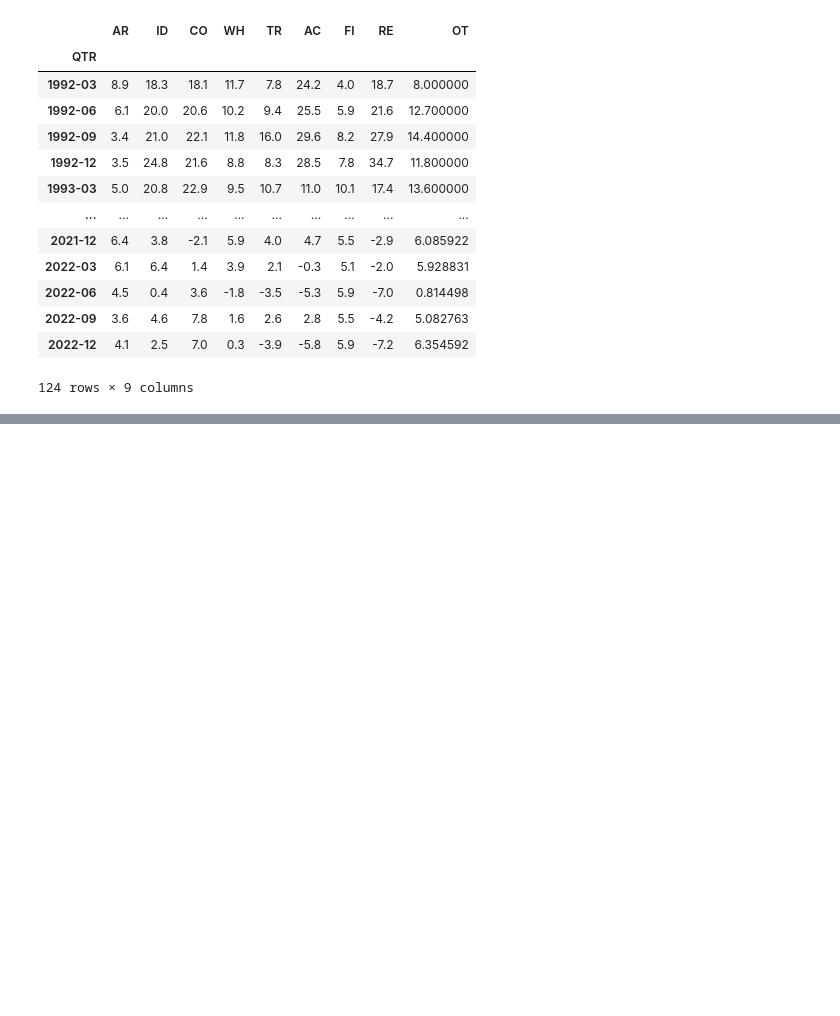
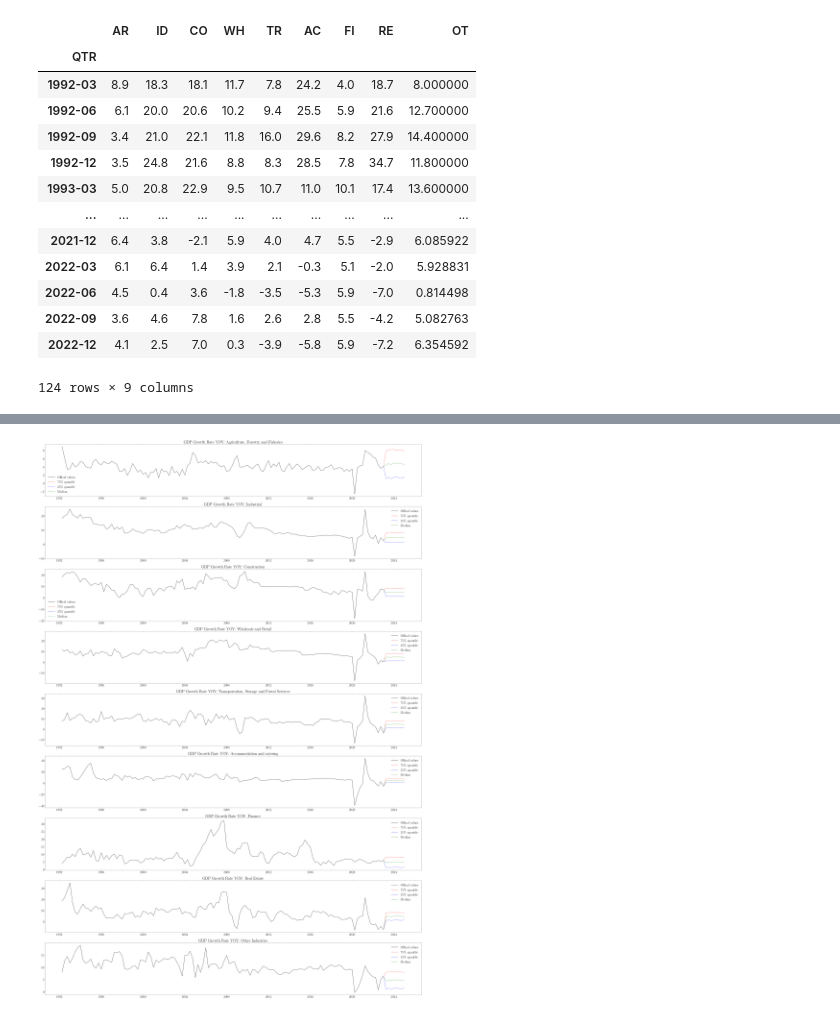
Before and after one commit to CharlesDZhang/China-GDP-Nowcasting, a Jupyter notebook: bvar.ipynb, the cells around one changed output, grey strips where cells are left out. Saved outputs shown, nothing was run; the diff lists cells and outputs as text; code cells hidden in the pictures; blank space fills up the shorter version.

```diff
--- a/bvar.ipynb
+++ b/bvar.ipynb
@@ -97,0 +221,4 @@ Name: 2012-03, dtype: float64
+# %%
+GDP_YOY_SECTORS.index = pd.to_datetime(GDP_YOY_SECTORS.index)
+GDP_YOY_SECTORS.index = GDP_YOY_SECTORS.index + pd.offsets.MonthEnd(0)
+GDP_YOY_SECTORS
@@ -97,0 +240,30 @@ Name: 2012-03, dtype: float64
+# %%
+sectors_dict = {'AR': 'Agriculture, Forestry and Fisheries', 'ID': 'Industrial', 'CO': 'Construction', 'WH': 'Wholesale and Retail',\
+    'TR': 'Transportation, Storage and Postal Services', 'AC': 'Accommodation and catering', 'FI': 'Finance', 'RE': 'Real Estate',\
+        'OT': 'Other Industries' }
+# %%
+import numpy as np
+import matplotlib.pyplot as plt
+import scienceplots
+from mpl_toolkits.axes_grid1 import make_axes_locatable
+
+
+plt.style.use('science')
+plt.rcParams['text.usetex'] = True
+plt.rcParams['figure.figsize'] = (20,8)
+plt.rcParams['font.size'] =  20.0
+plt.rcParams['font.weight'] = 'bold'
+
+
+fig, ax = plt.subplots(nrows=len(sectors_dict), figsize=(40, 60))
+for i, count in zip(sectors_dict,range(9)):
+    ax[count].plot(GDP_YOY_SECTORS.index, GDP_YOY_SECTORS[i], 'k-', label = 'Offical values')
+    ax[count].plot([(GDP_YOY_SECTORS.index[-1]  + pd.offsets.QuarterEnd(j)) for j in range(9)], np.insert(np.percentile(gdp_yoy_sectors_pred_lag, 75, axis = 0)[:,0], 0, GDP_YOY_SECTORS[i].iloc[-1]),  'r--', label = '75\% quantile')
+    ax[count].plot([(GDP_YOY_SECTORS.index[-1]  + pd.offsets.QuarterEnd(j)) for j in range(9)], np.insert(np.percentile(gdp_yoy_sectors_pred_lag, 25, axis = 0)[:,0], 0, GDP_YOY_SECTORS[i].iloc[-1]), 'b--', label = '25\% quantile')
+    ax[count].plot([(GDP_YOY_SECTORS.index[-1]  + pd.offsets.QuarterEnd(j)) for j in range(9)], np.insert(np.median(gdp_yoy_sectors_pred_lag, axis = 0)[:,0], 0, GDP_YOY_SECTORS[i].iloc[-1]),  'g--', label = 'Median')
+    ax[count].set_title('GDP Growth Rate YOY: ' + sectors_dict[i])
+    ax[count].legend()
+
+plt.show()
+# %% [output]
+[figure, added]
```
Also changed, not shown: parts of 11 cells of this notebook, 1 other file.
